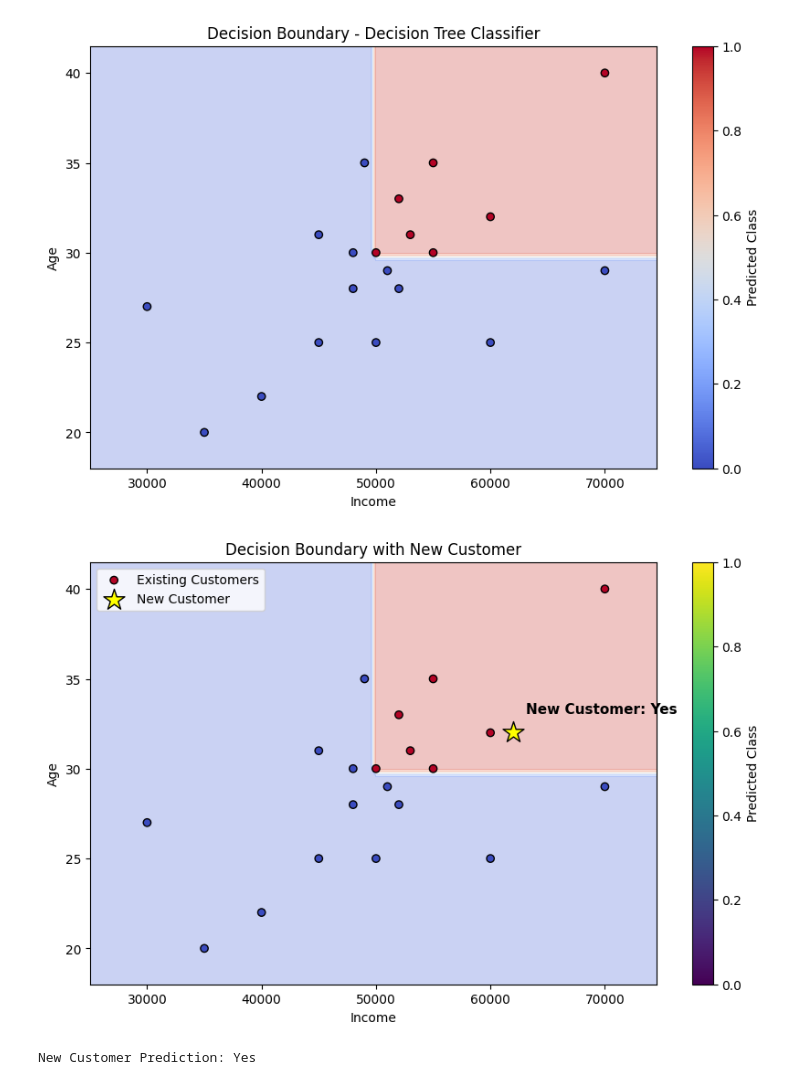
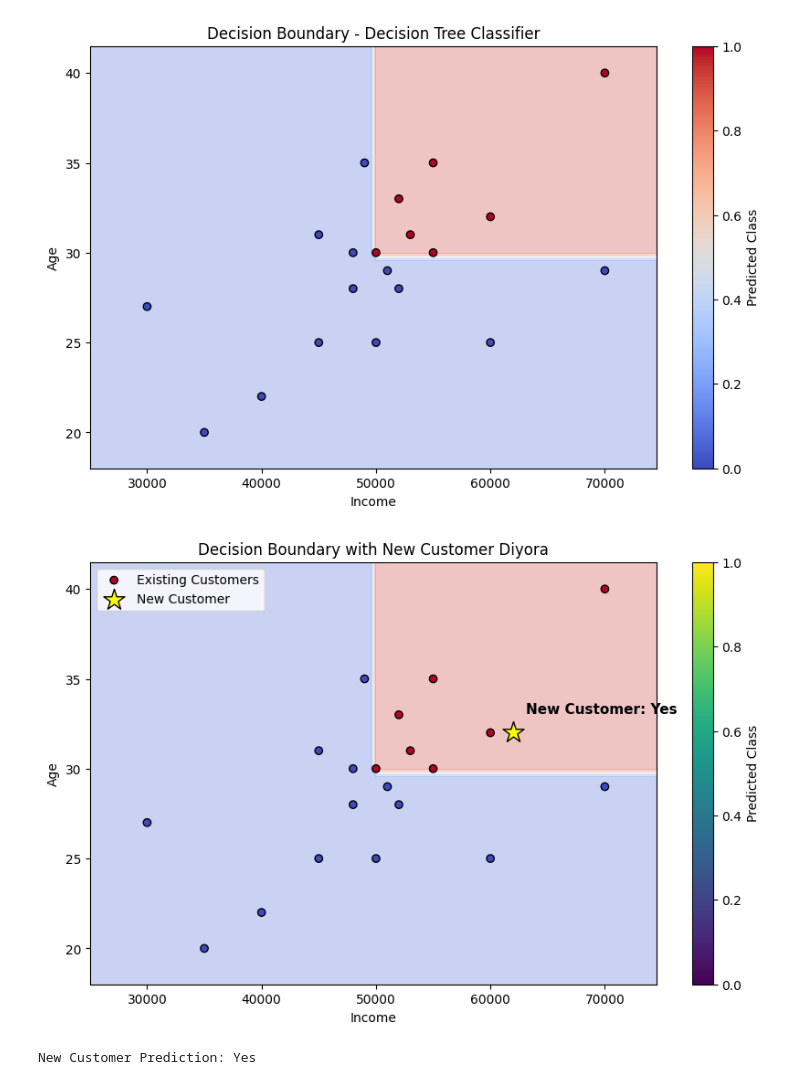
Before and after one commit to Bydoraa/AI_Electronic-Diyora, a Jupyter notebook: Untitled3.ipynb, the cells around one changed output. Saved outputs shown, nothing was run; the diff lists cells and outputs as text; code cells hidden in the pictures.

```diff
--- a/Untitled3.ipynb
+++ b/Untitled3.ipynb
@@ -189,33 +189,33 @@ plt.scatter(
 # Plot new customer as a red star
 plt.scatter(
     new_income,
     new_age,
     color='yellow',
     marker='*',
     s=300,
     edgecolors='black',
     label='New Customer'
 )
 
 # Add annotation
 plt.annotate(
     f'New Customer: {prediction[0]}',
     (new_income, new_age),
     xytext=(10, 15),
     textcoords='offset points',
     fontsize=11,
     fontweight='bold'
 )
 
 plt.xlabel('Income')
 plt.ylabel('Age')
-plt.title('Decision Boundary with New Customer')
+plt.title('Decision Boundary with New Customer Diyora')
 plt.legend()
 plt.colorbar(label='Predicted Class')
 plt.show()
 
 # Display prediction
 print("New Customer Prediction:", prediction[0])
 # %% [output]
-[figure, old version]
+[figure, new version]
 New Customer Prediction: Yes
```
